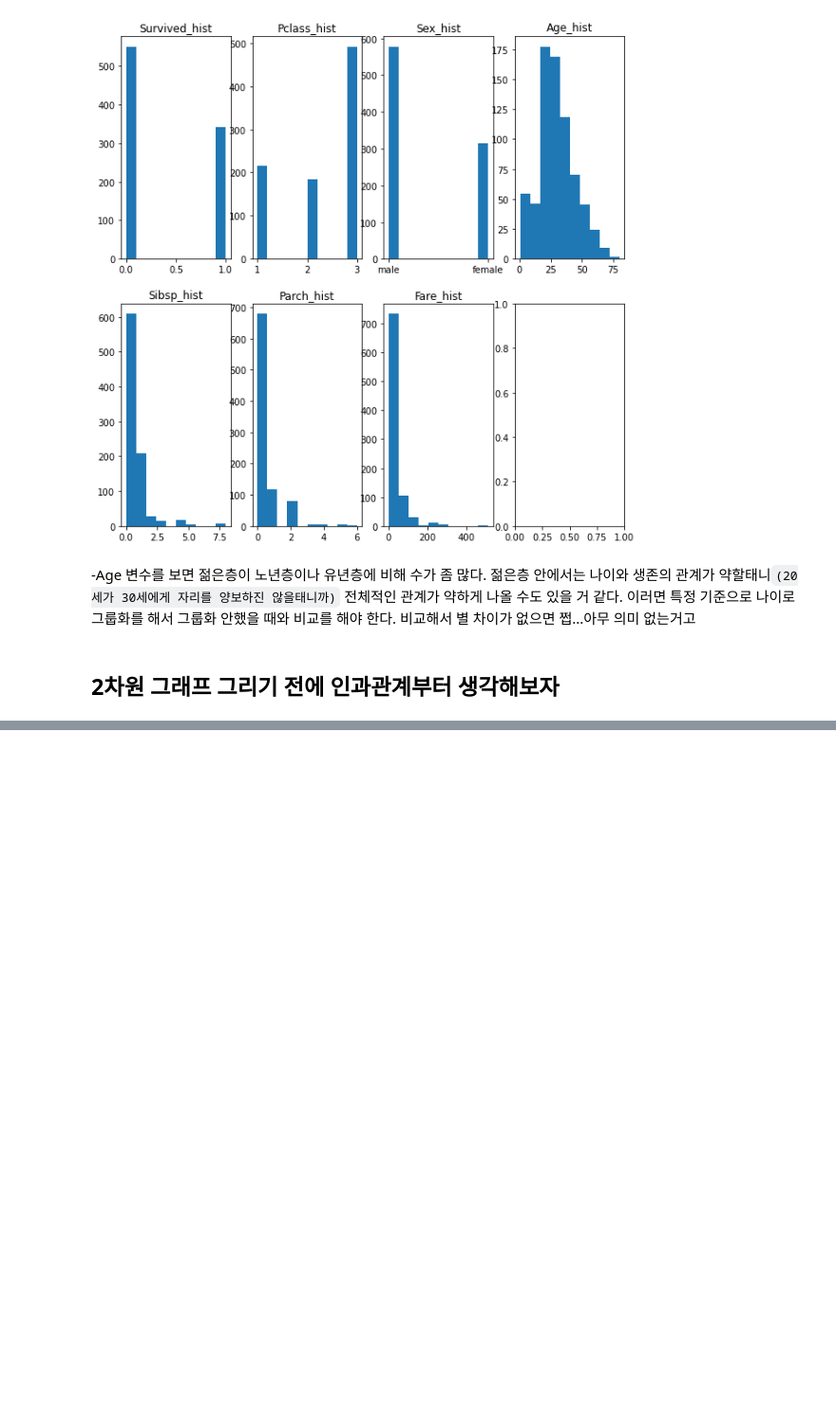
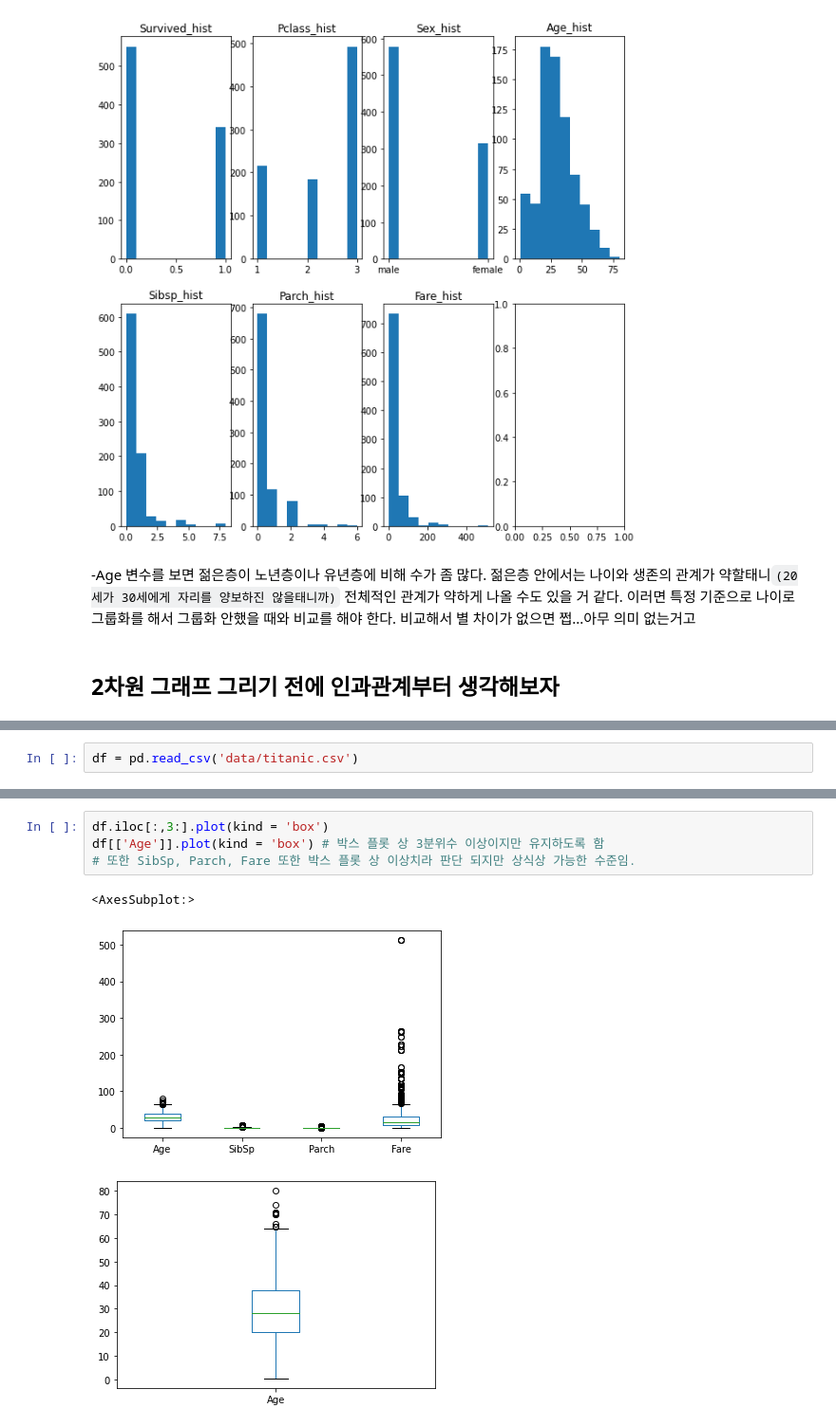
Before and after one commit to heoni00/2021-Study-BigLeader_AI, a Jupyter notebook: 0630_prob.ipynb, the cells around one changed output, grey strips where cells are left out. Shown: that part at 95% size. Cells and saved outputs as stored; diff of their text form; blank space fills up the shorter version.

```diff
--- a/0630_prob.ipynb
+++ b/0630_prob.ipynb
@@ -465,0 +487,2 @@ Fare_hist.hist(titanic.Fare)
+# %%
+df = pd.read_csv('data/titanic.csv')
@@ -465,0 +518,8 @@ Fare_hist.hist(titanic.Fare)
+# %%
+df.iloc[:,3:].plot(kind = 'box')
+df[['Age']].plot(kind = 'box') # 박스 플롯 상 3분위수 이상이지만 유지하도록 함
+# 또한 SibSp, Parch, Fare 또한 박스 플롯 상 이상치라 판단 되지만 상식상 가능한 수준임.
+# %% [output]
+<AxesSubplot:>
+[figure, added]
+[figure, added]
```
Also changed, not shown: parts of 12 cells of this notebook.
